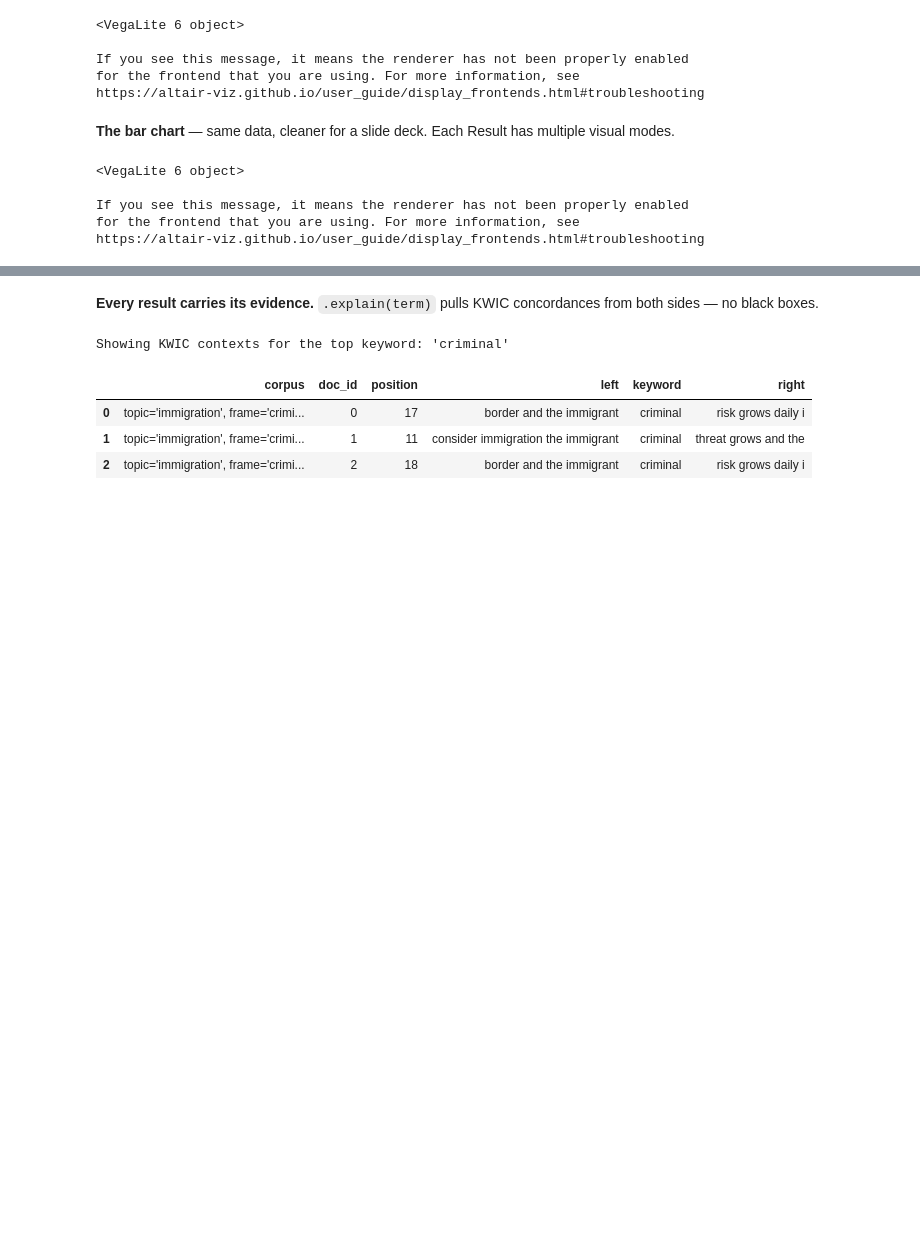
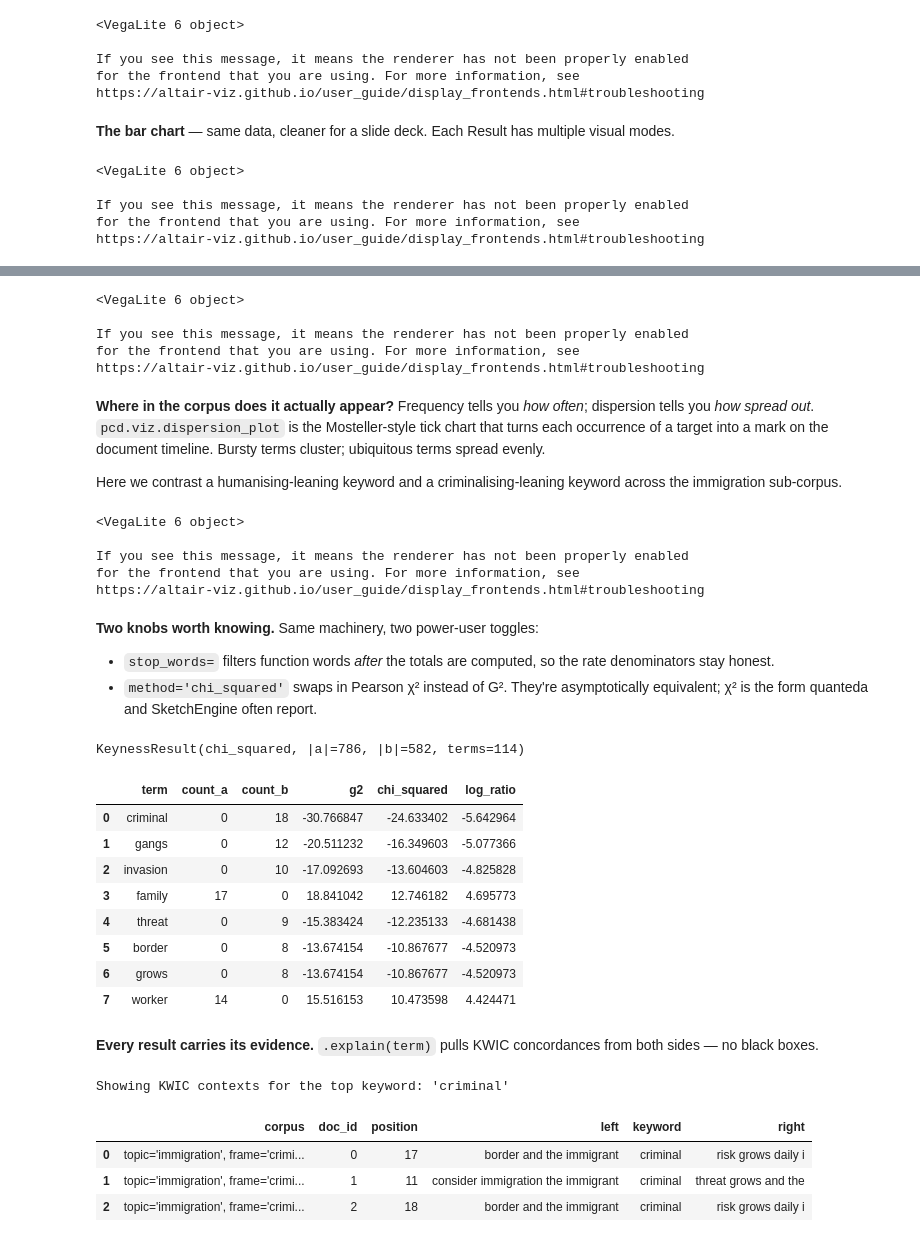
Before and after one commit to jturner-uofl/pycorpdiff, a Jupyter notebook: examples/pycorpdiff_showcase.ipynb, the cells around one changed output, grey strips where cells are left out. Drawn from its saved outputs; the diff is of its cells as text; code cells hidden in the pictures; blank space fills up the shorter version.

```diff
--- a/examples/pycorpdiff_showcase.ipynb
+++ b/examples/pycorpdiff_showcase.ipynb
@@ -148,3 +152,65 @@ https://altair-viz.github.io/user_guide/display_frontends.html#troubleshooting
+# %%
+keyness.plot(kind='scattertext', n_labels=18).properties(
+    width=600, height=600,
+    title=alt.TitleParams(
+        text="Scattertext — humanising vs criminalising on 'immigration'",
+        subtitle='Rank-percentile on each axis · diagonal = equally distinctive · size ∝ |G²|',
+    ),
+)
+# %% [output]
+<VegaLite 6 object>
+
+If you see this message, it means the renderer has not been properly enabled
+for the frontend that you are using. For more information, see
+https://altair-viz.github.io/user_guide/display_frontends.html#troubleshooting
+# %% [markdown]
+**Where in the corpus does it actually appear?** Frequency tells you *how often*; dispersion tells you *how spread out*. `pcd.viz.dispersion_plot` is the Mosteller-style tick chart that turns each occurrence of a target into a mark on the document timeline. Bursty terms cluster; ubiquitous terms spread evenly.
+
+Here we contrast a humanising-leaning keyword and a criminalising-leaning keyword across the immigration sub-corpus.
+# %%
+from pycorpdiff.viz import dispersion_plot
+
+# Pick one distinctive term from each side of the keyness ranking.
+top_human = keyness.table[keyness.table['g2'] > 0]['term'].iloc[0]
+top_criminal = keyness.table[keyness.table['g2'] < 0]['term'].iloc[0]
+
+dispersion_plot(immigration, [top_human, top_criminal]).properties(
+    width=560,
+    title=alt.TitleParams(
+        text='Dispersion across the immigration sub-corpus',
+        subtitle=f'Each tick = one occurrence in a document · {top_human!r} vs {top_criminal!r}',
+    ),
+)
+# %% [output]
+<VegaLite 6 object>
+
+If you see this message, it means the renderer has not been properly enabled
+for the frontend that you are using. For more information, see
+https://altair-viz.github.io/user_guide/display_frontends.html#troubleshooting
+# %% [markdown]
+**Two knobs worth knowing.** Same machinery, two power-user toggles:
+
+- `stop_words=` filters function words *after* the totals are computed, so the rate denominators stay honest.
+- `method='chi_squared'` swaps in Pearson χ² instead of G². They're asymptotically equivalent; χ² is the form quanteda and SketchEngine often report.
+# %%
+STOPWORDS = {'the', 'of', 'and', 'to', 'a', 'in', 'that', 'is', 'it'}
+
+filtered = pcd.compare(human, criminal).keyness(
+    min_count=3, stop_words=STOPWORDS, method='chi_squared',
+)
+print(filtered.summary())
+filtered.table[['term', 'count_a', 'count_b', 'g2', 'chi_squared', 'log_ratio']].head(8)
+# %% [output]
+KeynessResult(chi_squared, |a|=786, |b|=582, terms=114)
+|  | term | count_a | count_b | g2 | chi_squared | log_ratio |
+| 0 | criminal | 0 | 18 | -30.766847 | -24.633402 | -5.642964 |
+| 1 | gangs | 0 | 12 | -20.511232 | -16.349603 | -5.077366 |
+| 2 | invasion | 0 | 10 | -17.092693 | -13.604603 | -4.825828 |
+| 3 | family | 17 | 0 | 18.841042 | 12.746182 | 4.695773 |
+| 4 | threat | 0 | 9 | -15.383424 | -12.235133 | -4.681438 |
+| 5 | border | 0 | 8 | -13.674154 | -10.867677 | -4.520973 |
+| 6 | grows | 0 | 8 | -13.674154 | -10.867677 | -4.520973 |
+| 7 | worker | 14 | 0 | 15.516153 | 10.473598 | 4.424471 |
 # %% [markdown]
 **Every result carries its evidence.** `.explain(term)` pulls KWIC concordances from both sides — no black boxes.
 # %%
```
Also changed, not shown: parts of 10 cells of this notebook, 1 other file.
